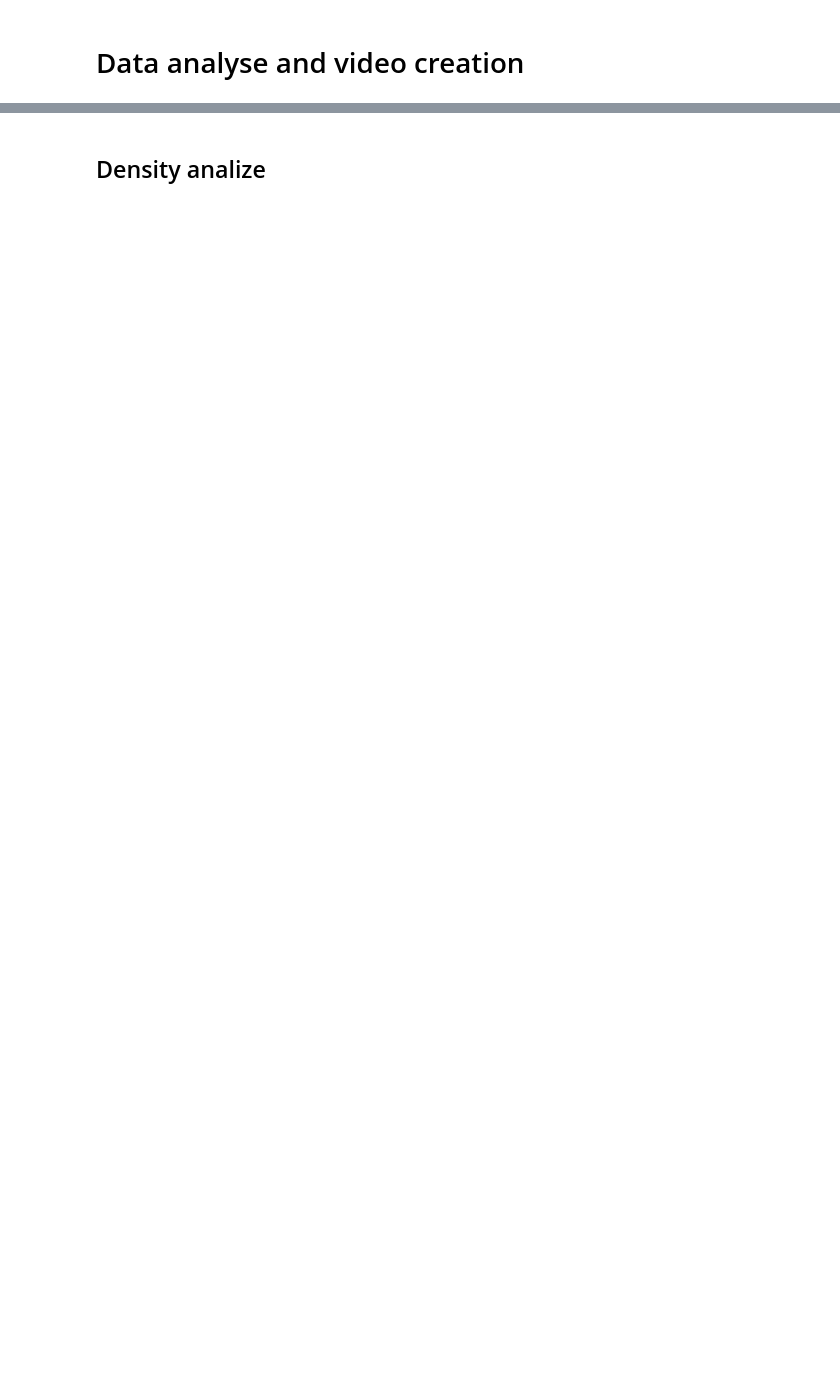
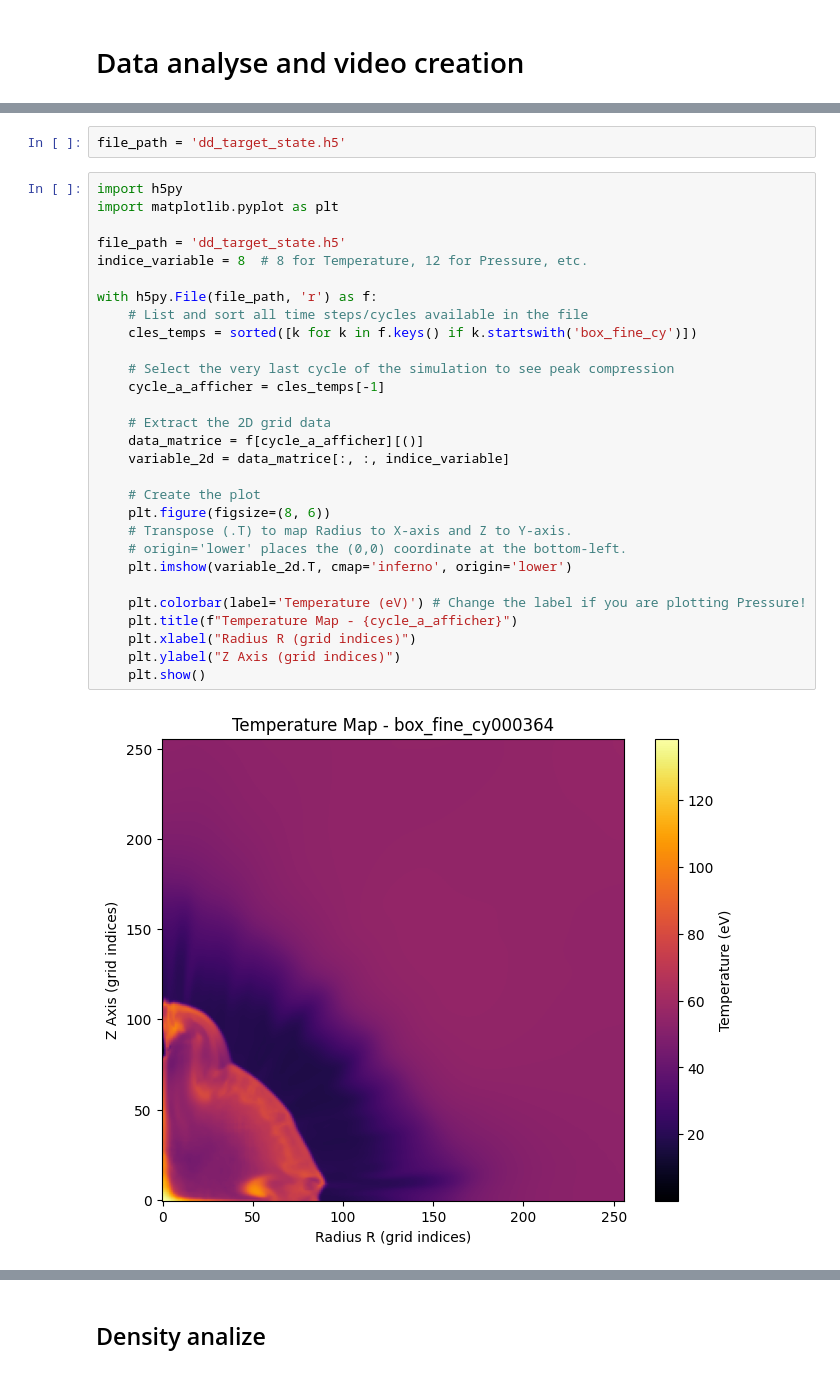
Before and after one commit to clarajdr/Omega60-DD-ICF-simulation, a Jupyter notebook: Dataanalyse.ipynb, the cells around one changed output, grey strips where cells are left out. Saved outputs shown, nothing was run; the diff lists cells and outputs as text; blank space fills up the shorter version.

```diff
--- a/Dataanalyse.ipynb
+++ b/Dataanalyse.ipynb
@@ -10 +10,34 @@ from numpy.polynomial import legendre
 import pyvista as pv
+# %%
+file_path = 'dd_target_state.h5'
+# %%
+import h5py
+import matplotlib.pyplot as plt
+
+file_path = 'dd_target_state.h5'
+indice_variable = 8  # 8 for Temperature, 12 for Pressure, etc.
+
+with h5py.File(file_path, 'r') as f:
+    # List and sort all time steps/cycles available in the file
+    cles_temps = sorted([k for k in f.keys() if k.startswith('box_fine_cy')])
+
+    # Select the very last cycle of the simulation to see peak compression
+    cycle_a_afficher = cles_temps[-1]
+
+    # Extract the 2D grid data
+    data_matrice = f[cycle_a_afficher][()]
+    variable_2d = data_matrice[:, :, indice_variable]
+
+    # Create the plot
+    plt.figure(figsize=(8, 6))
+    # Transpose (.T) to map Radius to X-axis and Z to Y-axis.
+    # origin='lower' places the (0,0) coordinate at the bottom-left.
+    plt.imshow(variable_2d.T, cmap='inferno', origin='lower')
+
+    plt.colorbar(label='Temperature (eV)') # Change the label if you are plotting Pressure!
+    plt.title(f"Temperature Map - {cycle_a_afficher}")
+    plt.xlabel("Radius R (grid indices)")
+    plt.ylabel("Z Axis (grid indices)")
+    plt.show()
+# %% [output]
+[figure, added]
```
Also changed, not shown: parts of 12 cells of this notebook, 2 other files.
